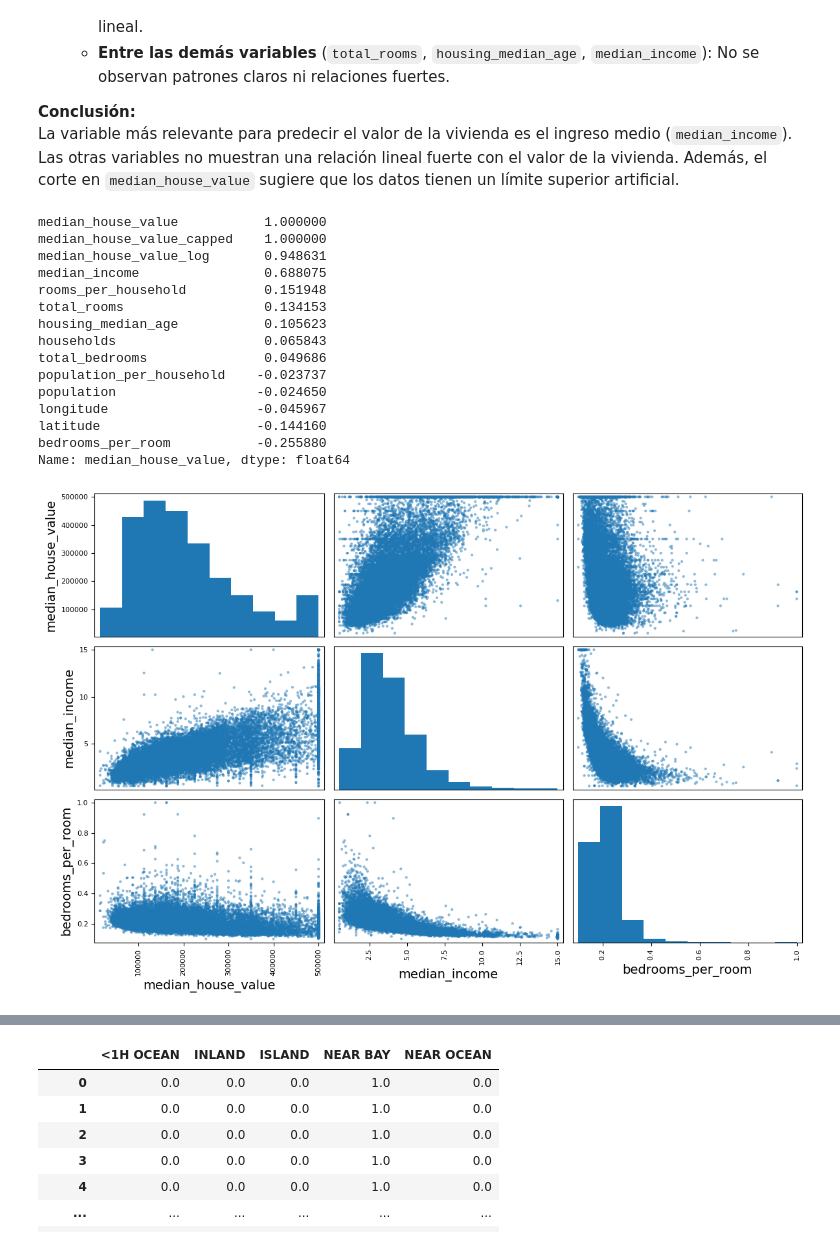
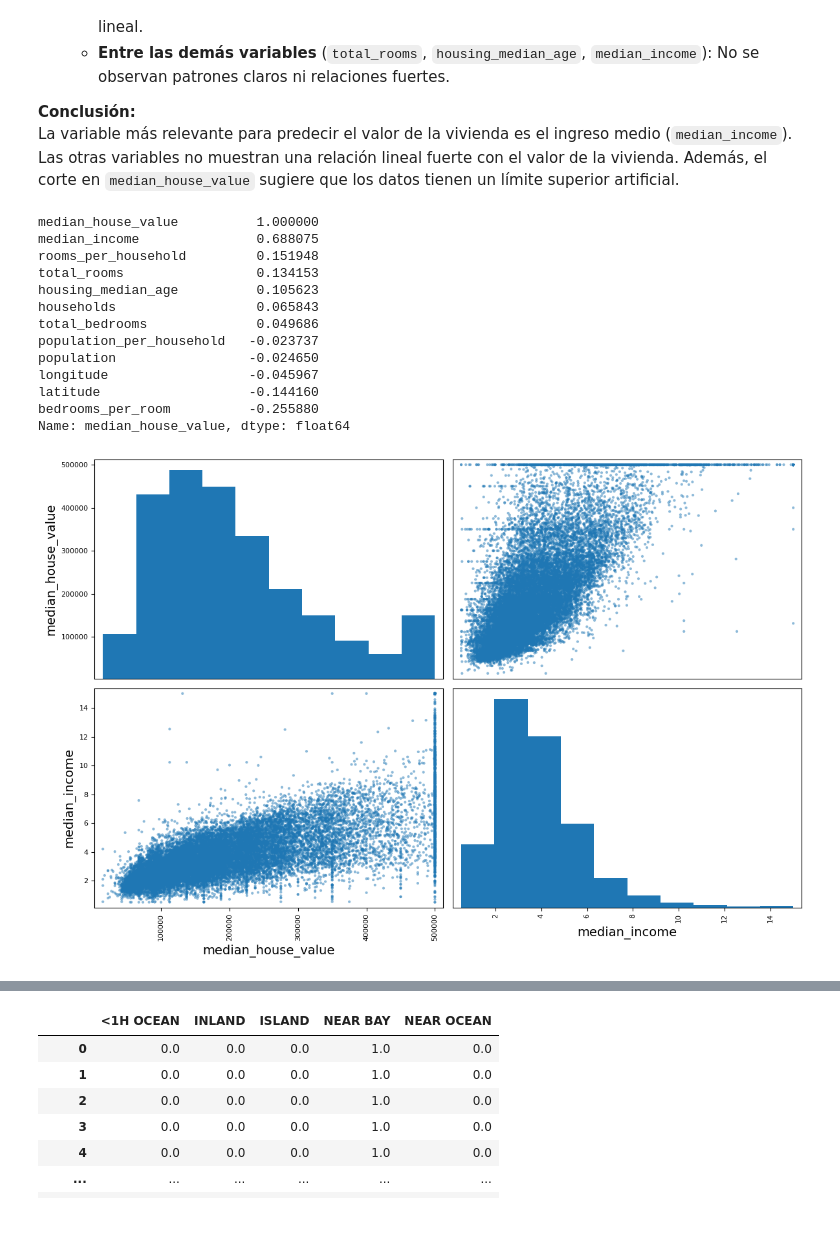
Before and after one commit to Dreyeles/jupyter_modDatos, a Jupyter notebook: s02_eda_preprocesamiento/notebooks/S02_eda.ipynb, the cells around one changed output, grey strips where cells are left out. Saved outputs shown, nothing was run; the diff lists cells and outputs as text; code cells hidden in the pictures.

```diff
--- a/s02_eda_preprocesamiento/notebooks/S02_eda.ipynb
+++ b/s02_eda_preprocesamiento/notebooks/S02_eda.ipynb
@@ -233,6 +223,8 @@ corr_matrix["median_house_value"].sort_values(ascending=False)
 # %% [output]
 ValueError: could not convert string to float: 'NEAR BAY'
 # %%
+housing = load_housing_data()
+
 # Calcular la matriz de correlación solo con columnas numéricas
 corr_matrix = housing.select_dtypes(include=[np.number]).corr()
 corr_matrix["median_house_value"].sort_values(ascending=False)
@@ -278,29 +268,27 @@ housing["population_per_household"]=housing["population"]/housing["households"]
 corr_matrix = housing.select_dtypes(include=[np.number]).corr()
 corr_matrix["median_house_value"].sort_values(ascending=False)
 # %% [output]
-median_house_value           1.000000
-median_house_value_capped    1.000000
-median_house_value_log       0.948631
-median_income                0.688075
-rooms_per_household          0.151948
-total_rooms                  0.134153
-housing_median_age           0.105623
-households                   0.065843
-total_bedrooms               0.049686
-population_per_household    -0.023737
-population                  -0.024650
-longitude                   -0.045967
-latitude                    -0.144160
-bedrooms_per_room           -0.255880
+median_house_value          1.000000
+median_income               0.688075
+rooms_per_household         0.151948
+total_rooms                 0.134153
+housing_median_age          0.105623
+households                  0.065843
+total_bedrooms              0.049686
+population_per_household   -0.023737
+population                 -0.024650
+longitude                  -0.045967
+latitude                   -0.144160
+bedrooms_per_room          -0.255880
 Name: median_house_value, dtype: float64
 # %%
 from pandas.plotting import scatter_matrix
 
-attributes = ["median_house_value", "median_income", "bedrooms_per_room"]
+attributes = ["median_house_value", "median_income"]
 scatter_matrix(housing[attributes], figsize=(12, 8))
 plt.tight_layout()
 # %% [output]
-[figure, old version]
+[figure, new version]
 # %%
 # Mostrar las filas con al menos un valor nulo
 housing[housing.isnull().any(axis=1)]
```
Also changed, not shown: parts of 10 cells of this notebook.
